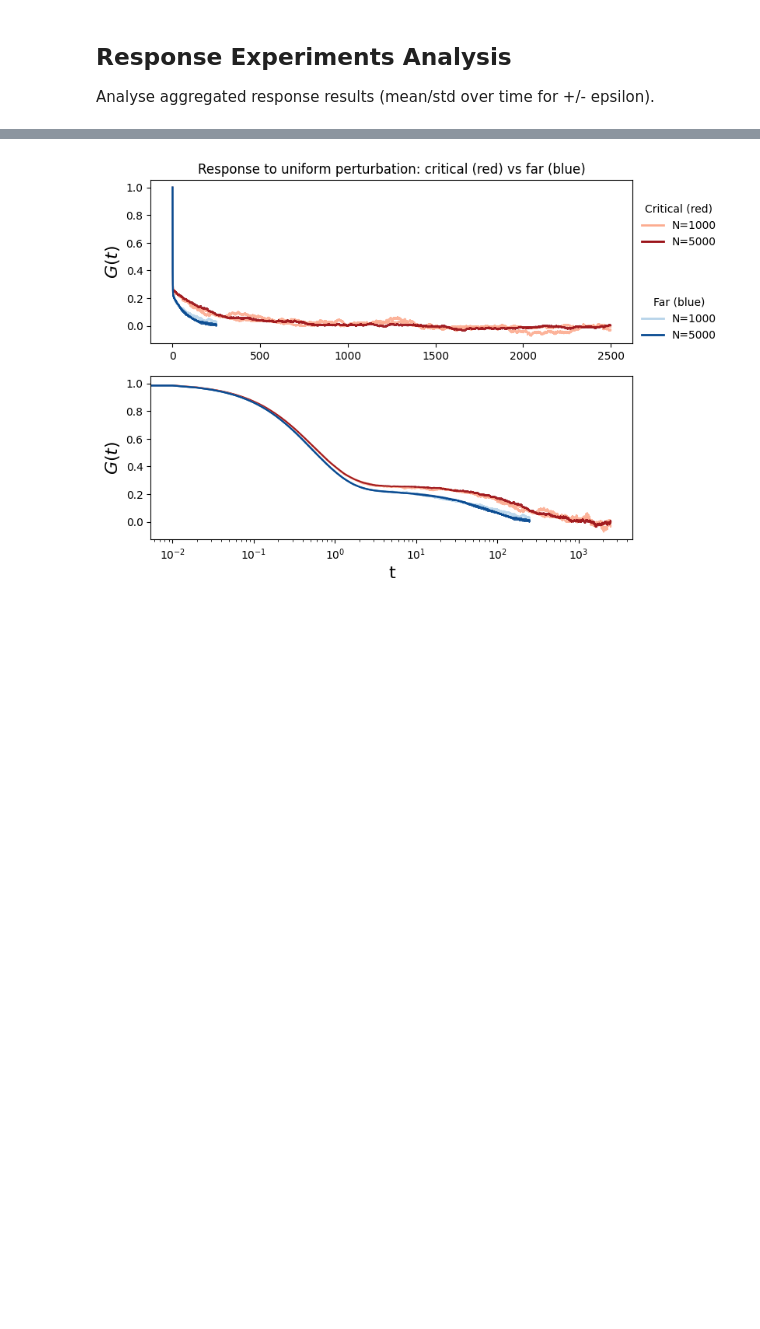
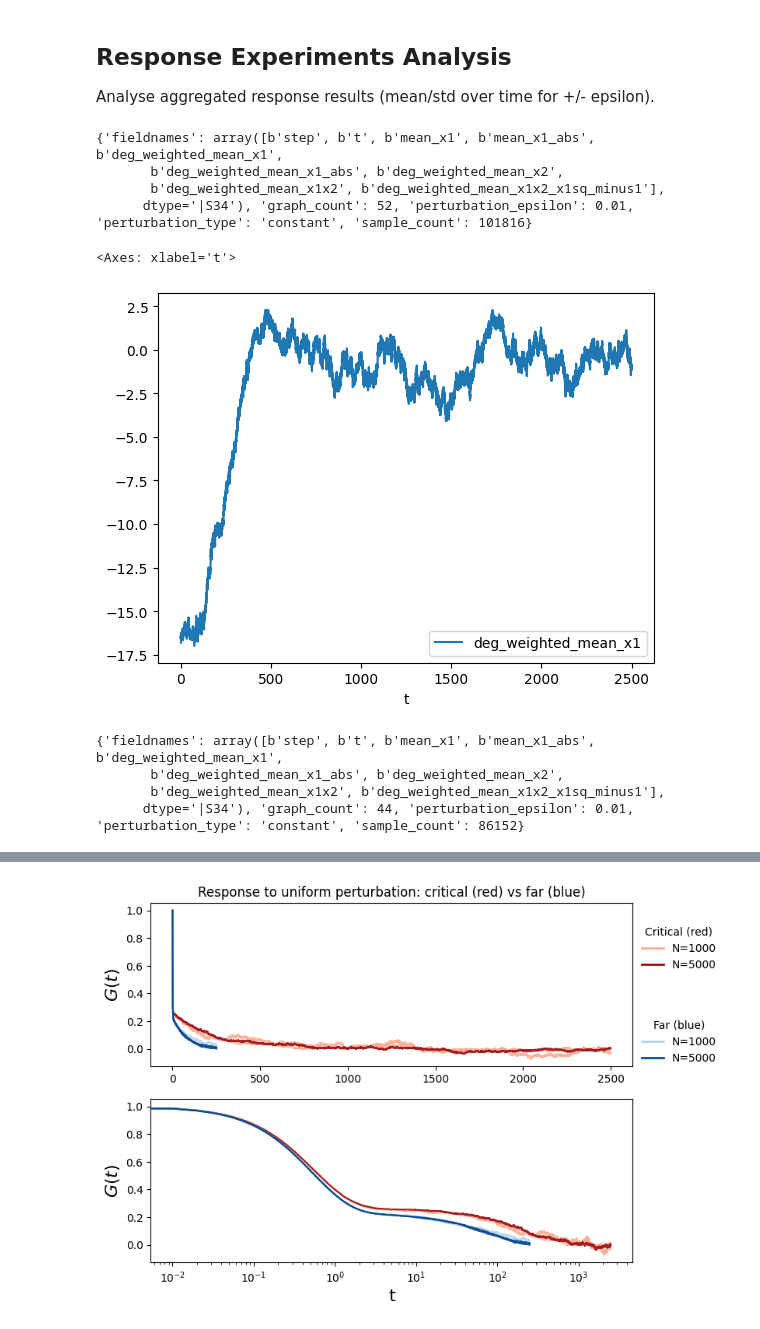
Before and after one commit to niccozagli/Dynamical_Systems_Networks, a Jupyter notebook: notebooks/prototyping/prototyping_data_analysis.ipynb, the cells around one changed output, grey strips where cells are left out. Cells and saved outputs as stored; diff of their text form; code cells hidden in the pictures; blank space fills up the shorter version.

```diff
--- a/notebooks/prototyping/prototyping_data_analysis.ipynb
+++ b/notebooks/prototyping/prototyping_data_analysis.ipynb
@@ -299,9 +283,45 @@ df_stats.plot(x='t',y='mean_x1')
+# %%
+eps_tag = "001"
+repo_root = find_repo_root()
+sim_output_dir = repo_root / "results/linear_response/poisson/perturbed_runs/critical/n1000"
+aggregate_path = sim_output_dir / f'aggregate_response_eps_{eps_tag}.h5'
+
+config = read_config(sim_output_dir / f"config_used_eps_{eps_tag}.json")
+h5f = h5py.File(aggregate_path,"r",swmr=True)
+
+df_plus = h5f["mean_plus"][...]
+df_minus = h5f["mean_minus"][...]
+field_attr = h5f.attrs.get("fieldnames")
+fieldnames = [s.decode("utf-8") for s in np.asarray(field_attr).tolist()]
+print(dict(h5f.attrs))
+h5f.close()
+
+df_plus = pd.DataFrame(df_plus,columns=fieldnames)
+df_minus = pd.DataFrame(df_minus,columns=fieldnames)
+epsilon = config.get("perturbation").get("epsilon")
+
+df_response = (df_plus - df_minus) / (2*epsilon)
+df_response['t'] = df_plus["t"]
+
+df_quad = (df_plus + df_minus) / (2*epsilon**2)
+df_quad['t'] = df_plus["t"]
+
+fig,ax= plt.subplots()
+df_quad.plot(x="t",y="deg_weighted_mean_x1",ax=ax)
+# %% [output]
+{'fieldnames': array([b'step', b't', b'mean_x1', b'mean_x1_abs', b'deg_weighted_mean_x1',
+       b'deg_weighted_mean_x1_abs', b'deg_weighted_mean_x2',
+       b'deg_weighted_mean_x1x2', b'deg_weighted_mean_x1x2_x1sq_minus1'],
+      dtype='|S34'), 'graph_count': 52, 'perturbation_epsilon': 0.01, 'perturbation_type': 'constant', 'sample_count': 101816}
+<Axes: xlabel='t'>
+[figure, added]
 # %%
+eps_tag = "001"
 repo_root = find_repo_root()
-sim_output_dir = repo_root / "results/linear_response/poisson/critical/perturbed_runs/n1000/graph_0001/response"
-aggregate_path = sim_output_dir / 'aggregate.h5'
+sim_output_dir = repo_root / "results/linear_response/poisson/perturbed_runs/critical/n5000"
+aggregate_path = sim_output_dir / f'aggregate_response_eps_{eps_tag}.h5'
 
-config = read_config(sim_output_dir / "config_used.json")
+config = read_config(sim_output_dir / f"config_used_eps_{eps_tag}.json")
 h5f = h5py.File(aggregate_path,"r",swmr=True)
 
 df_plus = h5f["mean_plus"][...]
@@ -315,8 +335,13 @@ df_plus = pd.DataFrame(df_plus,columns=fieldnames)
 df_minus = pd.DataFrame(df_minus,columns=fieldnames)
 epsilon = config.get("perturbation").get("epsilon")
 
-df_response = (df_plus - df_minus) / (2*epsilon)
-df_response['t'] = df_plus["t"]
+df_response1 = (df_plus - df_minus) / (2*epsilon)
+df_response1['t'] = df_plus["t"]
 
-df_quad = (df_plus + df_minus) / (2*epsilon**2)
-df_quad['t'] = df_plus["t"]
+df_quad1 = (df_plus + df_minus) / (2*epsilon**2)
+df_quad1['t'] = df_plus["t"]
+# %% [output]
+{'fieldnames': array([b'step', b't', b'mean_x1', b'mean_x1_abs', b'deg_weighted_mean_x1',
+       b'deg_weighted_mean_x1_abs', b'deg_weighted_mean_x2',
+       b'deg_weighted_mean_x1x2', b'deg_weighted_mean_x1x2_x1sq_minus1'],
+      dtype='|S34'), 'graph_count': 44, 'perturbation_epsilon': 0.01, 'perturbation_type': 'constant', 'sample_count': 86152}
```
Also changed, not shown: parts of 2 cells of this notebook, 1 other file.
